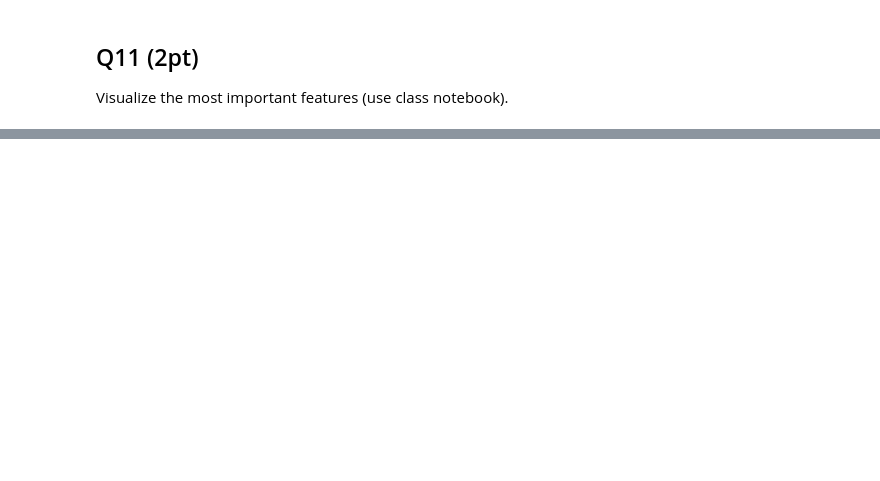
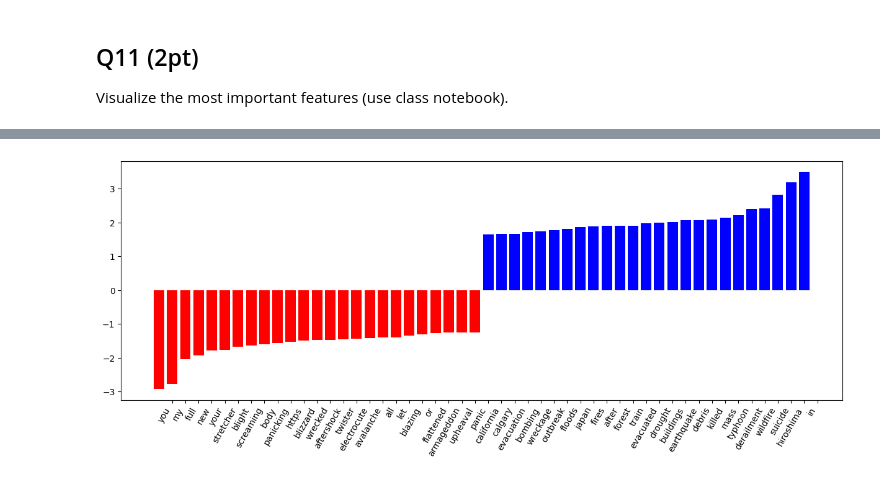
Before and after one commit to Nick-Azzarano/Machine-Learning-Practice, a Jupyter notebook: Spring2025/Homeworks/HW4_Azzarano_Nick.ipynb, the cells around one changed output, grey strips where cells are left out. Saved outputs shown, nothing was run; the diff lists cells and outputs as text; code cells hidden in the pictures; blank space fills up the shorter version.

```diff
--- a/Spring2025/Homeworks/HW4_Azzarano_Nick.ipynb
+++ b/Spring2025/Homeworks/HW4_Azzarano_Nick.ipynb
@@ -516,7 +516,7 @@ X_validation4 = TfidfVectorizer3.transform(validation['text'])
 # %%
 # Train LogisticRegression on the features obtained.
 logreg4 = LogisticRegression()
-logreg4.fit(X_train5, train['target'])
+logreg4.fit(X_train6, train['target'])
 # %% [output]
 LogisticRegression()
 # %%
@@ -679,0 +716,10 @@ Visualize the most important features (use class notebook).
+# %%
+# Similar to the last model, this model's "Non-emergency words" contain lots of
+# words that I would associate with an emergency. Such as, "screaming", "blizzard",
+# "twister", and "aftershock".
+
+# f1 score 0.7541436464088398
+
+visualize(logreg4, TfidfVectorizer3.get_feature_names_out())
+# %% [output]
+[figure, added]
```
Also changed, not shown: parts of 13 cells of this notebook.
